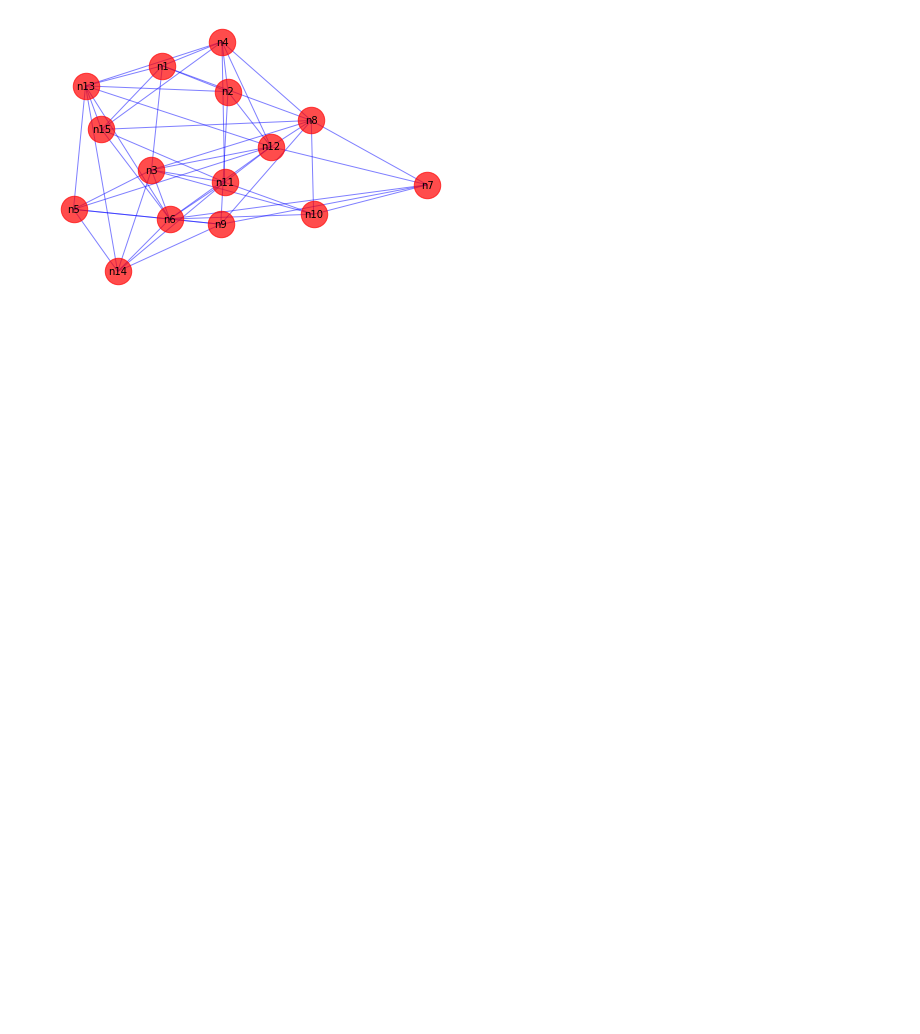
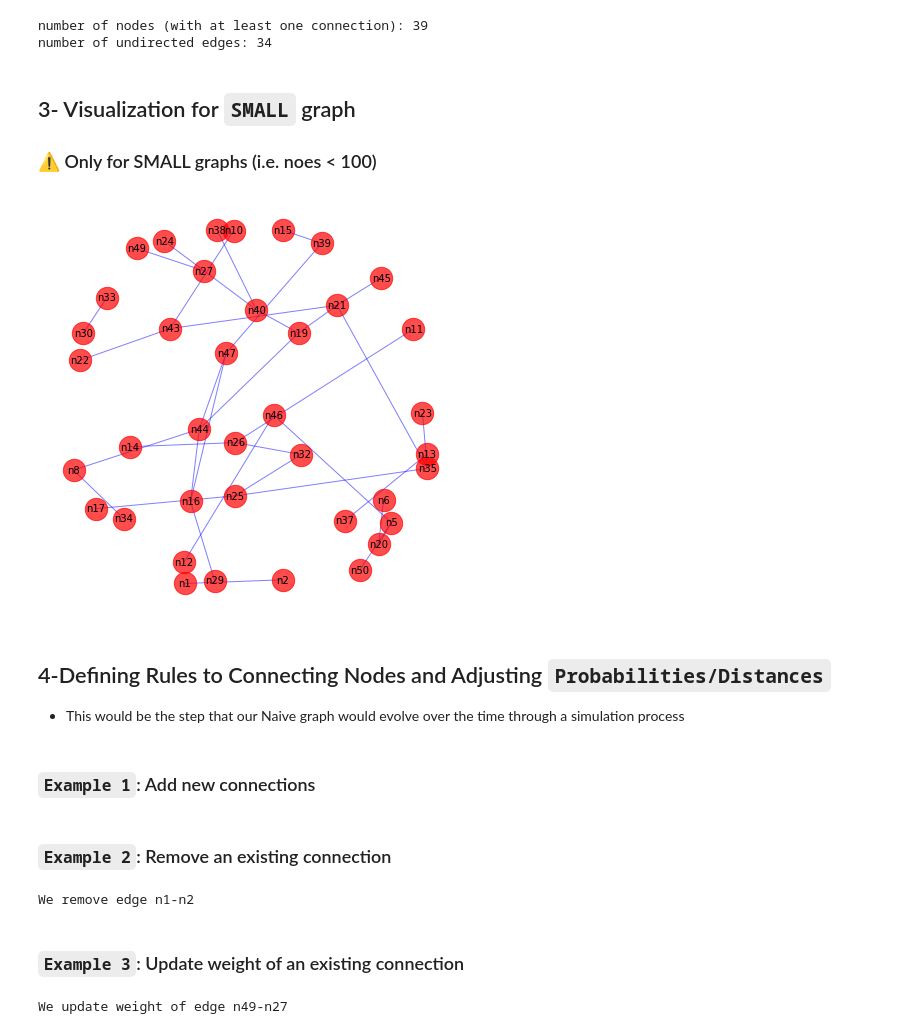
Before and after one commit to sobhan-moosavi/varicella_study, a Jupyter notebook: Base_Graph.ipynb, the cells around one changed output. Drawn from its saved outputs; the diff is of its cells as text; code cells hidden in the pictures; blank space fills up the shorter version.

Commit message:
update code to create basic naive graph with networkx

```diff
--- a/Base_Graph.ipynb
+++ b/Base_Graph.ipynb
@@ -3,5 +3,6 @@ import pandas as pd
 import numpy as np
 import networkx as nx
 import matplotlib.pyplot as plt
+plt.rcParams["figure.figsize"] = (6,6)
 
 import random
@@ -26,19 +72,36 @@ G=nx.read_weighted_edgelist(path='edges.csv', delimiter=',')
+# %%
+G=nx.read_weighted_edgelist(path='edges_naive_rules.csv', delimiter=',')
+print ('number of nodes (with at least one connection):', G.number_of_nodes()) # I think it only returns # of nodes with at least one connection
+print ('number of undirected edges:', G.number_of_edges())
+# %% [output]
+number of nodes (with at least one connection): 39
+number of undirected edges: 34
+# %% [markdown]
+## 3- Visualization for `SMALL` graph
+
+### ⚠️ Only for SMALL graphs (i.e. noes < 100)
 # %%
 pos = nx.spring_layout(G)
 
 # nodes
-nx.draw_networkx_nodes(G, pos, node_size=700, node_color='red', alpha=0.7)
+nx.draw_networkx_nodes(G, pos, node_size=500, node_color='red', alpha=0.7)
 
 # edges
 nx.draw_networkx_edges(G, pos, width=1, alpha=0.5, edge_color="b", style="-")
 
 # labels
 nx.draw_networkx_labels(G, pos, font_size=10, font_family="sans-serif")
 
 ax = plt.gca()
 ax.margins(0.08)
 plt.axis("off")
 plt.tight_layout()
 plt.show()
 # %% [output]
-[figure, old version]
+[figure, new version]
+# %% [markdown]
+## 4-Defining Rules to Connecting Nodes and Adjusting `Probabilities/Distances`
+
+* This would be the step that our Naive graph would evolve over the time through a simulation process
+# %% [markdown]
+### `Example 1`: Add new connections
@@ -44,0 +111,17 @@ plt.show()
+# %% [markdown]
+### `Example 2`: Remove an existing connection
+# %%
+existing_edges = list(G.edges)[0]
+print (f'We remove edge {existing_edges[0]}-{existing_edges[1]}')
+G.remove_edge(existing_edges[0], existing_edges[1])
+# %% [output]
+We remove edge n1-n2
+# %% [markdown]
+### `Example 3`: Update weight of an existing connection
+# %%
+existing_edges = list(G.edges)[-1]
+print (f'We update weight of edge {existing_edges[0]}-{existing_edges[1]}')
+G.remove_edge(existing_edges[0], existing_edges[1])
+G.add_edge(existing_edges[0], existing_edges[1], weight=random.random())
+# %% [output]
+We update weight of edge n49-n27
```
Also changed, not shown: parts of 13 cells of this notebook, 2 other files.
